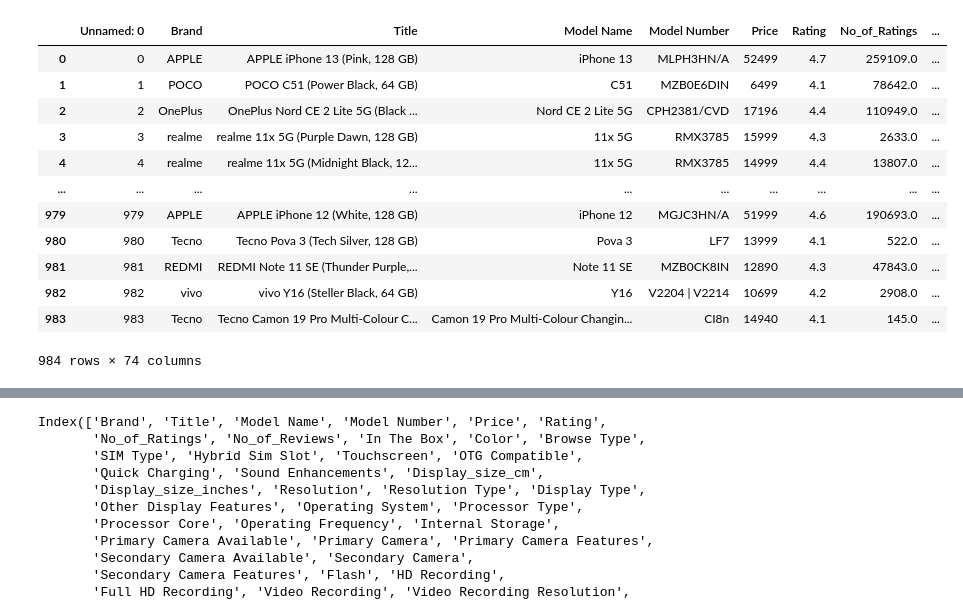
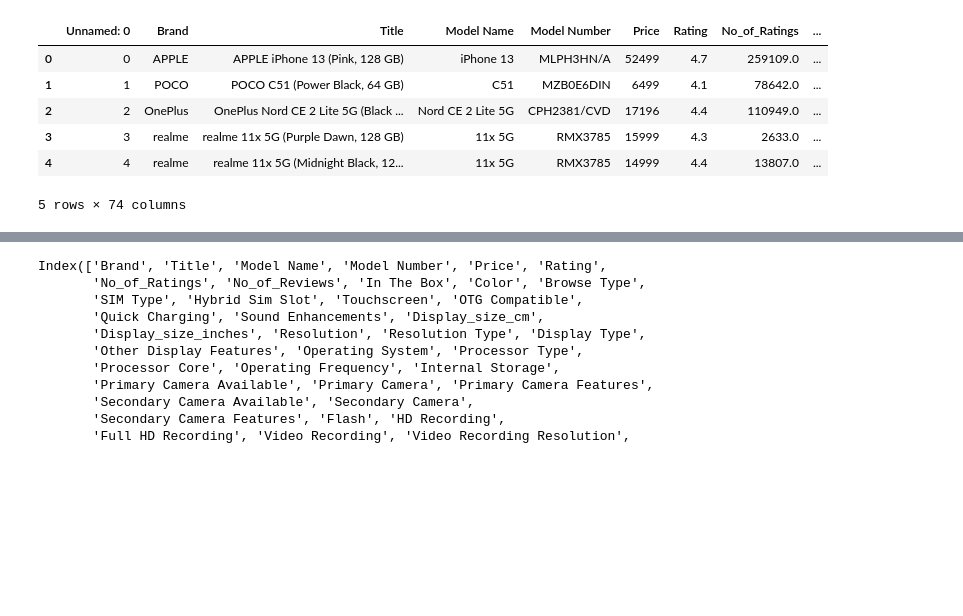
Before and after one commit to komal91gajjar/practice, a Jupyter notebook: practice 05.10.2023 ML.ipynb, the cells around one changed output, grey strips where cells are left out. Drawn from its saved outputs; the diff is of its cells as text; code cells hidden in the pictures; blank space fills up the shorter version.

```diff
--- a/practice 05.10.2023 ML.ipynb
+++ b/practice 05.10.2023 ML.ipynb
@@ -6,18 +6,12 @@ import seaborn as sns
 # %%
 df = pd.read_csv("D:\\excel data\\mobiles.csv")
 # %%
-df
+df.head()
 # %% [output]
 |  | Unnamed: 0 | Brand | Title | Model Name | Model Number | Price | Rating | No_of_Ratings | ... |
 | 0 | 0 | APPLE | APPLE iPhone 13 (Pink, 128 GB) | iPhone 13 | MLPH3HN/A | 52499 | 4.7 | 259109.0 | ... |
 | 1 | 1 | POCO | POCO C51 (Power Black, 64 GB) | C51 | MZB0E6DIN | 6499 | 4.1 | 78642.0 | ... |
 | 2 | 2 | OnePlus | OnePlus Nord CE 2 Lite 5G (Black ... | Nord CE 2 Lite 5G | CPH2381/CVD | 17196 | 4.4 | 110949.0 | ... |
 | 3 | 3 | realme | realme 11x 5G (Purple Dawn, 128 GB) | 11x 5G | RMX3785 | 15999 | 4.3 | 2633.0 | ... |
 | 4 | 4 | realme | realme 11x 5G (Midnight Black, 12... | 11x 5G | RMX3785 | 14999 | 4.4 | 13807.0 | ... |
-| ... | ... | ... | ... | ... | ... | ... | ... | ... | ... |
-| 979 | 979 | APPLE | APPLE iPhone 12 (White, 128 GB) | iPhone 12 | MGJC3HN/A | 51999 | 4.6 | 190693.0 | ... |
-| 980 | 980 | Tecno | Tecno Pova 3 (Tech Silver, 128 GB) | Pova 3 | LF7 | 13999 | 4.1 | 522.0 | ... |
-| 981 | 981 | REDMI | REDMI Note 11 SE (Thunder Purple,... | Note 11 SE | MZB0CK8IN | 12890 | 4.3 | 47843.0 | ... |
-| 982 | 982 | vivo | vivo Y16 (Steller Black, 64 GB) | Y16 | V2204 | V2214 | 10699 | 4.2 | 2908.0 | ... |
-| 983 | 983 | Tecno | Tecno Camon 19 Pro Multi-Colour C... | Camon 19 Pro Multi-Colour Changin... | CI8n | 14940 | 4.1 | 145.0 | ... |
-984 rows × 74 columns
+5 rows × 74 columns
```
Also changed, not shown: parts of 52 cells of this notebook, 9 other files.
